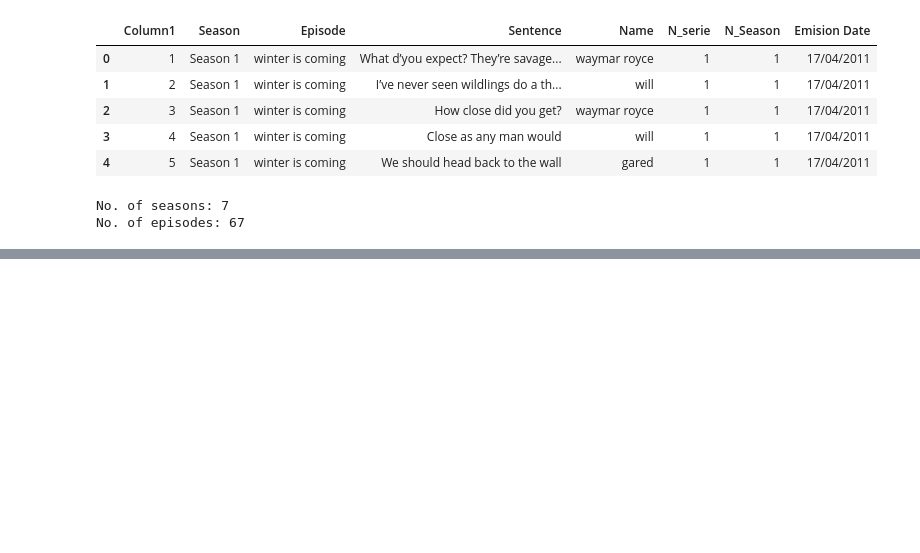
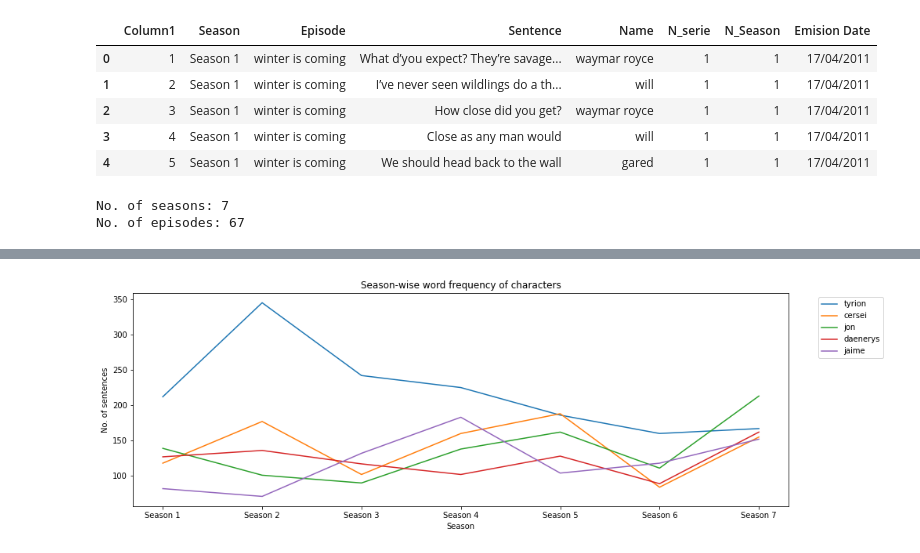
Before and after one commit to architGitHub/GOT-word-autocomplete, a Jupyter notebook: GOT.ipynb, the cells around one changed output, grey strips where cells are left out. Saved outputs shown, nothing was run; the diff lists cells and outputs as text; code cells hidden in the pictures; blank space fills up the shorter version.

```diff
--- a/GOT.ipynb
+++ b/GOT.ipynb
@@ -150,0 +151,17 @@ Top 50 most frequent words after stopwords removal -
+# %%
+names_list = df.Name.value_counts().index[:5]
+
+season = ['Season 1', 'Season 2', 'Season 3', 'Season 4', 'Season 5', 'Season 6', 'Season 7']
+
+plt.figure(figsize = (15, 5), facecolor = None)
+plt.xlabel('Season')
+plt.ylabel('No. of sentences')
+plt.title('Season-wise word frequency of characters')
+
+for name in names_list:
+  sentence_count = df[df.Name == name].groupby('Season').count().reindex(season)['Sentence']
+  last = sentence_count.last_valid_index()
+  plt.plot(sentence_count[:last].fillna(0), label = name)
+  plt.legend(loc = "upper right", bbox_to_anchor = (1.15, 1))
+# %% [output]
+[figure, added]
```
Also changed, not shown: parts of 9 cells of this notebook.
